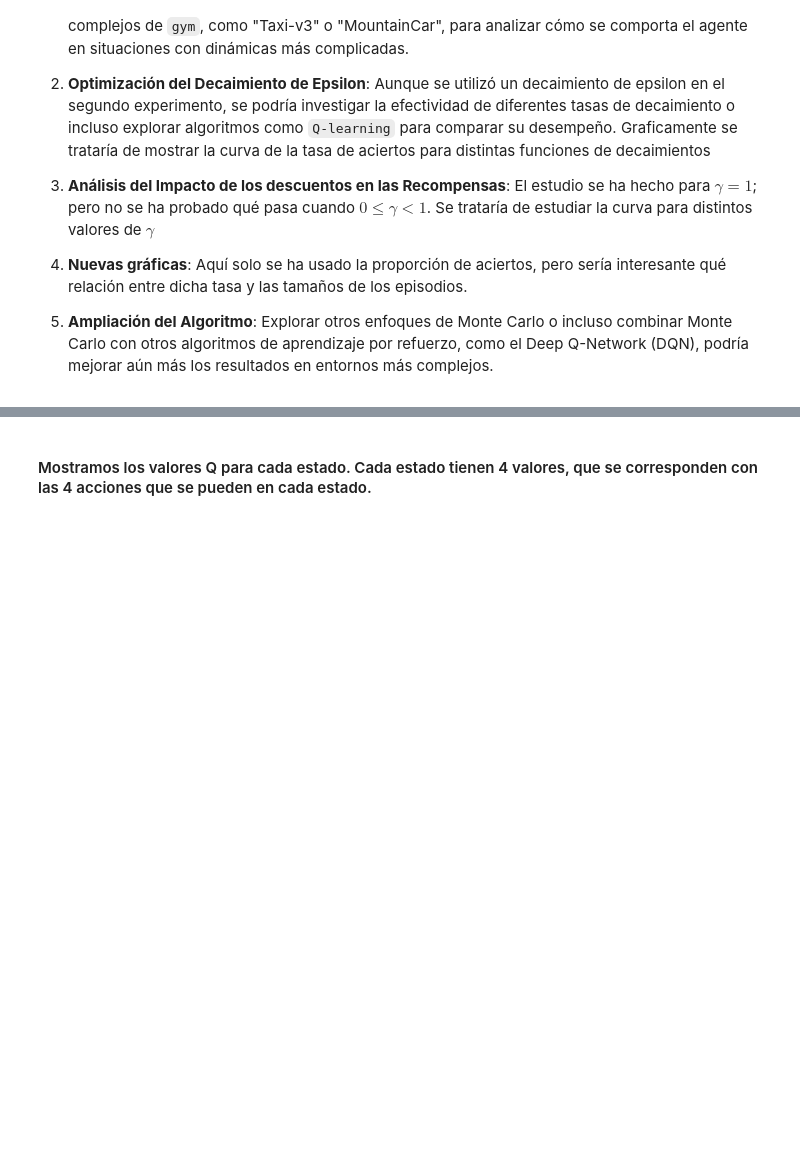
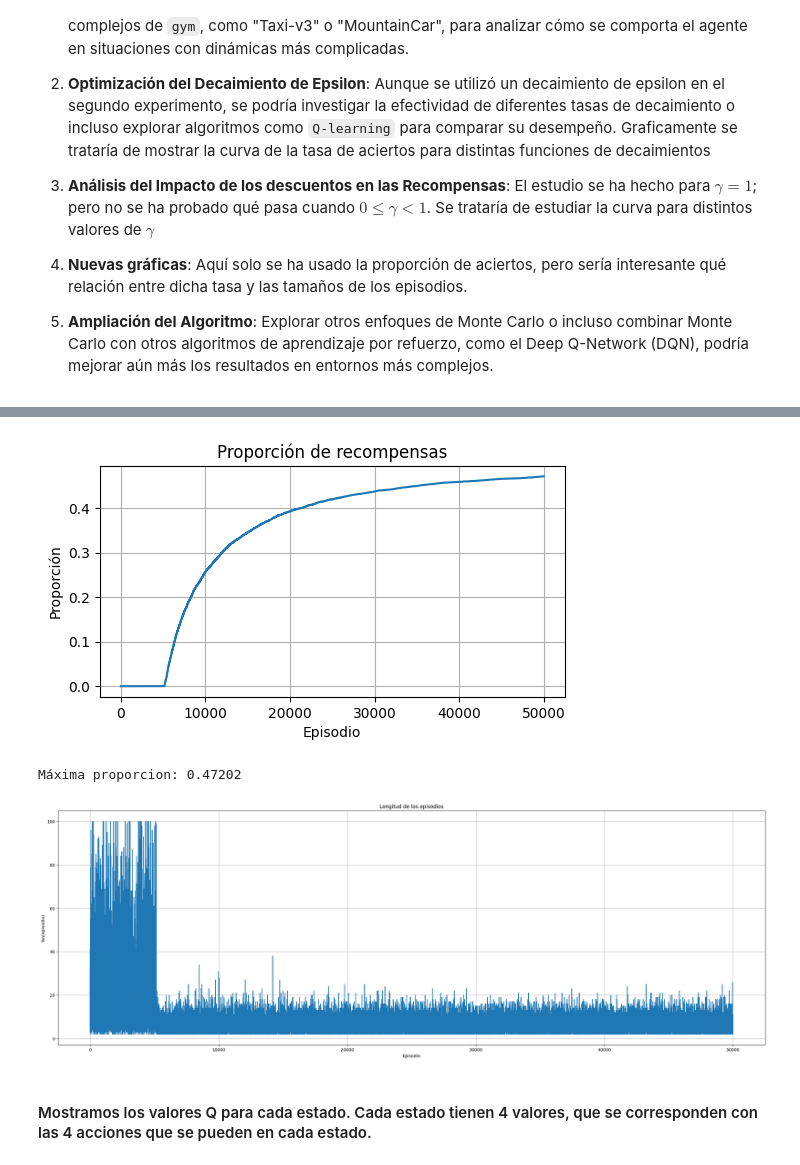
Before and after one commit to dac012/ValeraSanchezMontes-RL, a Jupyter notebook: parte2/MonteCarloTodasLasVisitas.ipynb, the cells around one changed output, grey strips where cells are left out. Saved outputs shown, nothing was run; the diff lists cells and outputs as text; code cells hidden in the pictures; blank space fills up the shorter version.

```diff
--- a/parte2/MonteCarloTodasLasVisitas.ipynb
+++ b/parte2/MonteCarloTodasLasVisitas.ipynb
@@ -586,14 +578,14 @@ class Agent:
         action = np.argmax(self.Q[state])
         return action
 
-    def update(self, obs, action, next_obs, reward, terminated, truncated, info):
+    def update(self, state, action, next_state, reward, terminated, truncated, info):
         """
         Con la muestra (s, a, s', r) e información complementaria aplicamos el algoritmo.
         """
         # Sumamos el paso actual
         self.step_count += 1
 
-        self.episode.append((obs, action, reward))
+        self.episode.append((state, action, reward))
 
         done = terminated or truncated
 
@@ -677,3 +671,14 @@ success: 0.5143777777777778, epsilon: 0.4
+# %%
+#@title Proporción de aciertos por número de episodios
+
+plot(list_stats)
+print(f"Máxima proporcion: {list_stats[-1]}")
+
+plot_episode_length(episode_lengths)
+# %% [output]
+[figure, added]
+Máxima proporcion: 0.47202
+[figure, added]
 # %% [markdown]
 #### Mostramos los valores Q para cada estado. Cada estado tienen 4 valores, que se corresponden con las 4 acciones que se pueden en cada estado.
 # %%
```
Also changed, not shown: parts of 20 cells of this notebook, 4 other files.
